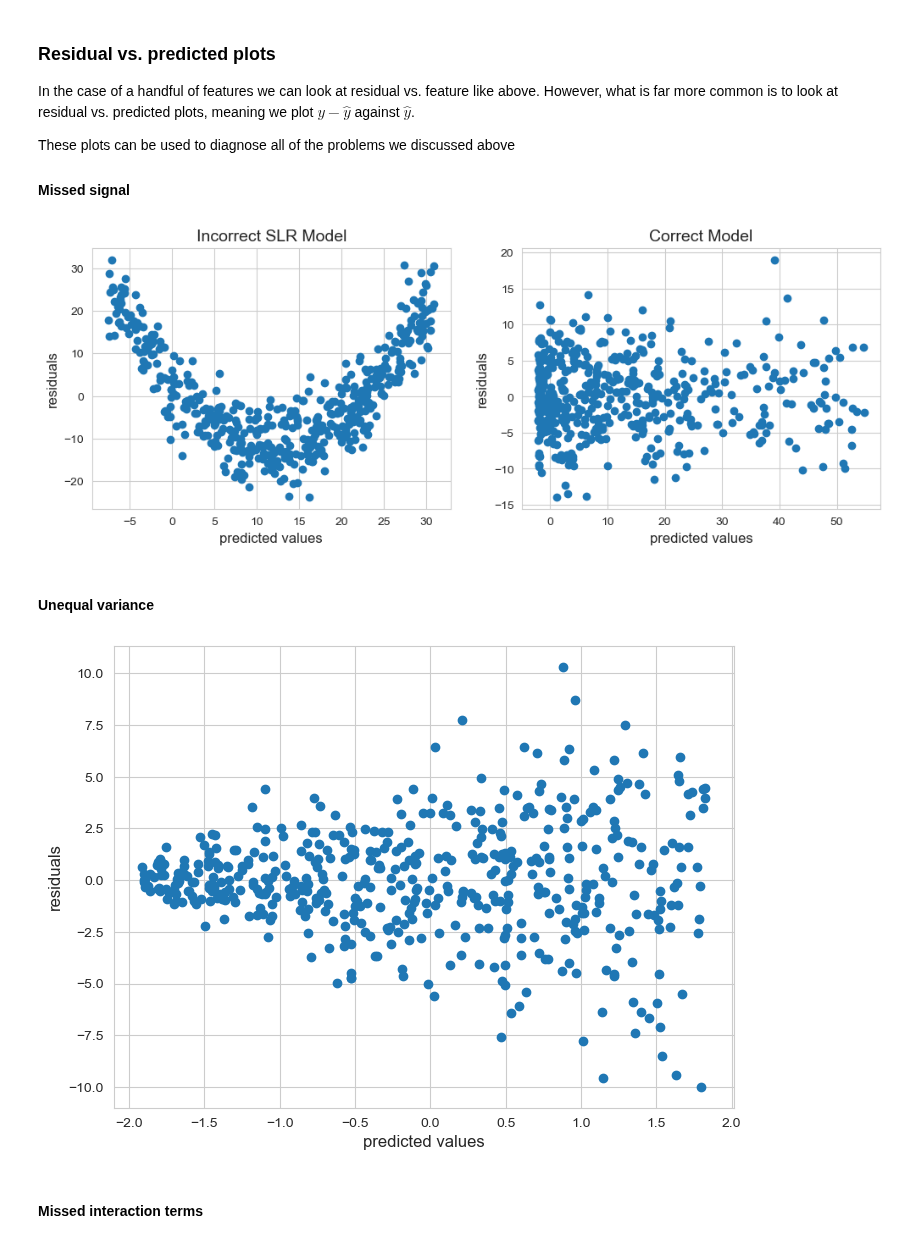
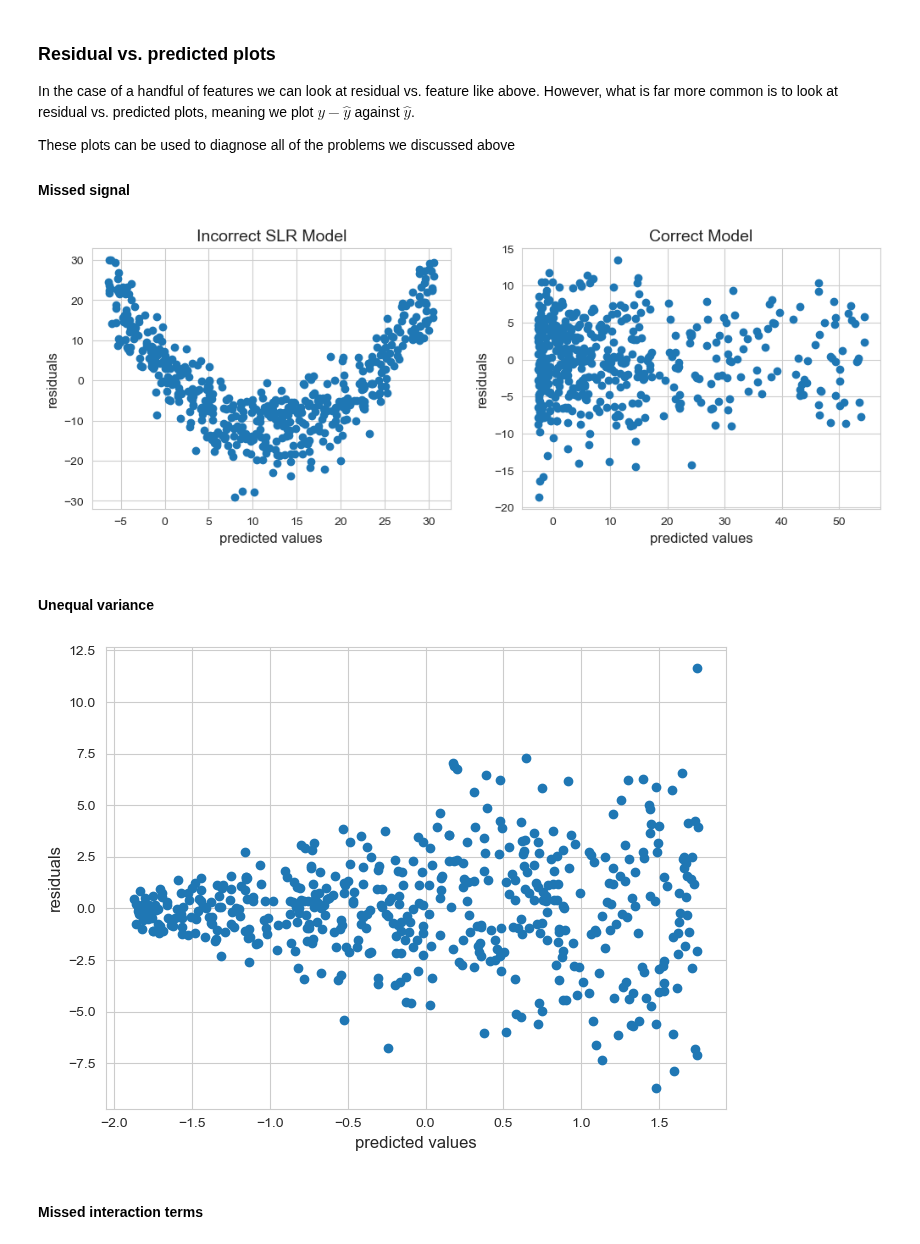
Before and after one commit to navidbahadoran/data-science-spring-2025, a Jupyter notebook: 03_regression_II/lecture/5_Linear_Regression_Diagnostic_Plots.ipynb, the cells around one changed output. Cells and saved outputs as stored; diff of their text form; code cells hidden in the pictures.

Commit message:
eliminating global random seeds, using generators instead

```diff
--- a/03_regression_II/lecture/5_Linear_Regression_Diagnostic_Plots.ipynb
+++ b/03_regression_II/lecture/5_Linear_Regression_Diagnostic_Plots.ipynb
@@ -63,9 +62,10 @@ The first plots the residuals against various features.
 
 These sorts of plots are useful for seeing if you are missing some kind of signal in your data, for example by not using a transformation of the feature. We will look at randomly generated data to help illustrate.
 # %%
+rng = np.random.default_rng(216)
 ## randomly generated data
-x = np.random.uniform(-6,6, 500)
-y = 3*x+ x**2 + 5*np.random.randn(500)
+x = rng.uniform(-6,6, 500)
+y = 3*x+ x**2 + 5*rng.standard_normal(500)
 # %%
 ## Visualize that data
 plt.figure(figsize=(8,6))
@@ -255,8 +255,8 @@ These plots can be used to diagnose all of the problems we discussed above
 
 #### Missed signal
 # %%
-x = np.random.uniform(-6,6, 500)
-y = 3*x+ x**2 + 5*np.random.randn(500)
+x = rng.uniform(-6,6, 500)
+y = 3*x+ x**2 + 5*rng.standard_normal(500)
 
 slr = LinearRegression(copy_X=True)
 
@@ -296,34 +296,34 @@ ax[1].set_title("Correct Model", fontsize=14)
 
 plt.show()
 # %% [output]
-[figure, old version]
+[figure, new version]
 # %% [markdown]
 #### Unequal variance
 # %%
-x = np.random.uniform(-2,2, 500)
-epsilons = (x+2.5)*np.random.randn(500)
+x = rng.uniform(-2,2, 500)
+epsilons = (x+2.5)*rng.standard_normal(500)
 
 y = x + epsilons
 
 slr = LinearRegression(copy_X=True)
 
 slr.fit(x.reshape(-1,1), y)
 
 residuals = y - slr.predict(x.reshape(-1,1))
 
 
 ## Make a residual plot
 
 plt.figure(figsize=(8,6))
 
 plt.scatter(slr.predict(x.reshape(-1,1)), residuals)
 
 plt.xlabel("predicted values", fontsize=12)
 plt.ylabel("residuals", fontsize=12)
 
 plt.show()
 # %% [output]
-[figure, old version]
+[figure, new version]
 # %% [markdown]
 #### Missed interaction terms
 # %%
```
Also changed, not shown: parts of 14 cells of this notebook, 18 other files.
